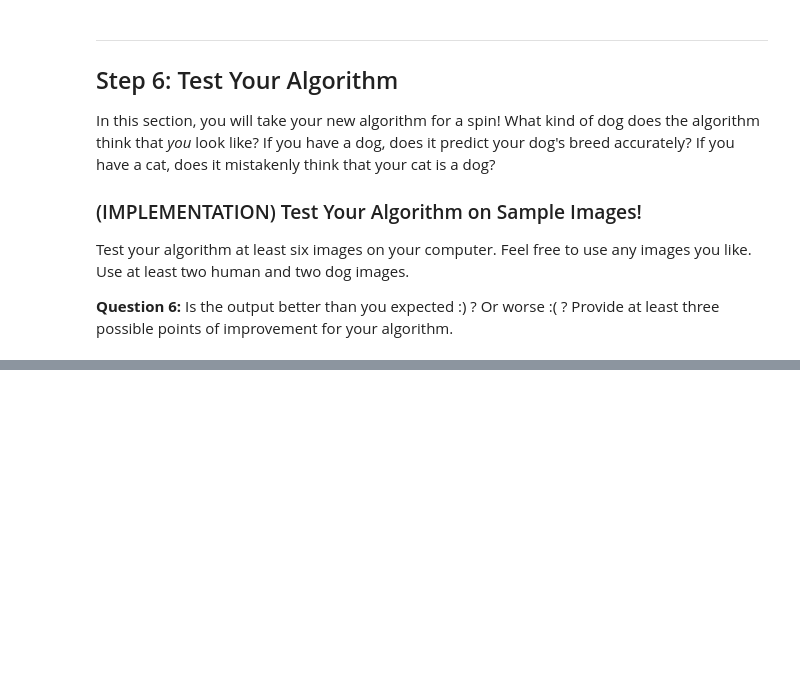
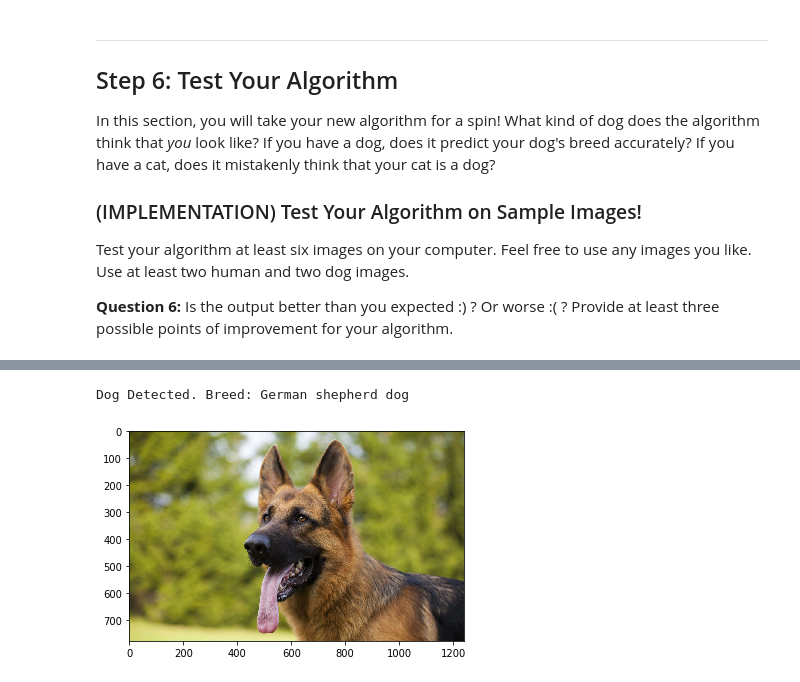
Before and after one commit to pareshppp/UdacityProjects, a Jupyter notebook: Deep-Learning-Nanodegree/deep-learning-v2-pytorch/project-dog-classification/dog_app.ipynb, the cells around one changed output, grey strips where cells are left out. Drawn from its saved outputs; the diff is of its cells as text; code cells hidden in the pictures; blank space fills up the shorter version.

```diff
--- a/Deep-Learning-Nanodegree/deep-learning-v2-pytorch/project-dog-classification/dog_app.ipynb
+++ b/Deep-Learning-Nanodegree/deep-learning-v2-pytorch/project-dog-classification/dog_app.ipynb
@@ -924,0 +1042,7 @@ for file in np.hstack((human_files[:3], dog_files[:3])):
+# %%
+img_file = 'images/dog2.jpg'
+plt.imshow(Image.open(img_file))
+run_app(img_file)
+# %% [output]
+Dog Detected. Breed: German shepherd dog
+[figure, added]
```
Also changed, not shown: parts of 26 cells of this notebook, 7 other files.
